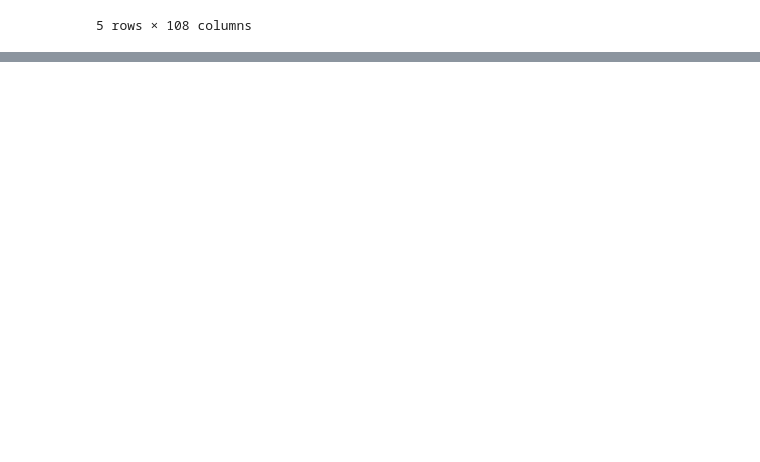
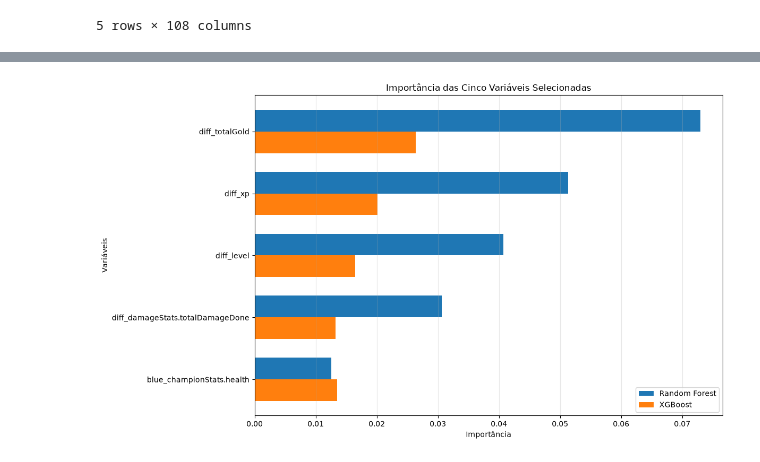
Before and after one commit to wesleysotnas64/lol-time-series, a Jupyter notebook: notebooks/01-rf-xgb-features.ipynb, the cells around one changed output, grey strips where cells are left out. Saved outputs shown, nothing was run; the diff lists cells and outputs as text; code cells hidden in the pictures; blank space fills up the shorter version.

```diff
--- a/notebooks/01-rf-xgb-features.ipynb
+++ b/notebooks/01-rf-xgb-features.ipynb
@@ -33,0 +369,14 @@ Dimensões do dataset: 289264 linhas e 108 colunas
+# %%
+import time
+
+# Treinamento do modelo
+print("Iniciando treinamento do XGBoost...")
+
+inicio = time.time()
+
+xgboost_model.fit(X_train, y_train_xgb)
+
+tempo_treinamento = time.time() - inicio
+
+print("Treinamento concluído!")
+print(f"Tempo de treinamento: {tempo_treinamento:.1f}s")
@@ -33,0 +671,47 @@ Dimensões do dataset: 289264 linhas e 108 colunas
+# %%
+import matplotlib.pyplot as plt
+import numpy as np
+
+# Dados das cinco variáveis selecionadas
+variaveis = cinco_variaveis.index.tolist()
+
+importancia_rf = cinco_variaveis["Importância RF"].values
+importancia_xgb = cinco_variaveis["Importância XGBoost"].values
+
+# Posições das barras
+y = np.arange(len(variaveis))
+largura = 0.35
+
+# Criação do gráfico
+plt.figure(figsize=(12, 7))
+
+plt.barh(
+    y - largura / 2,
+    importancia_rf,
+    largura,
+    label="Random Forest"
+)
+
+plt.barh(
+    y + largura / 2,
+    importancia_xgb,
+    largura,
+    label="XGBoost"
+)
+
+# Configurações visuais
+plt.yticks(y, variaveis)
+plt.xlabel("Importância")
+plt.ylabel("Variáveis")
+plt.title("Importância das Cinco Variáveis Selecionadas")
+
+plt.legend()
+plt.grid(axis="x", alpha=0.3)
+
+# Exibe a variável mais importante no topo
+plt.gca().invert_yaxis()
+
+plt.tight_layout()
+plt.show()
+# %% [output]
+[figure, added]
```
Also changed, not shown: parts of 19 cells of this notebook, 1 other file.
